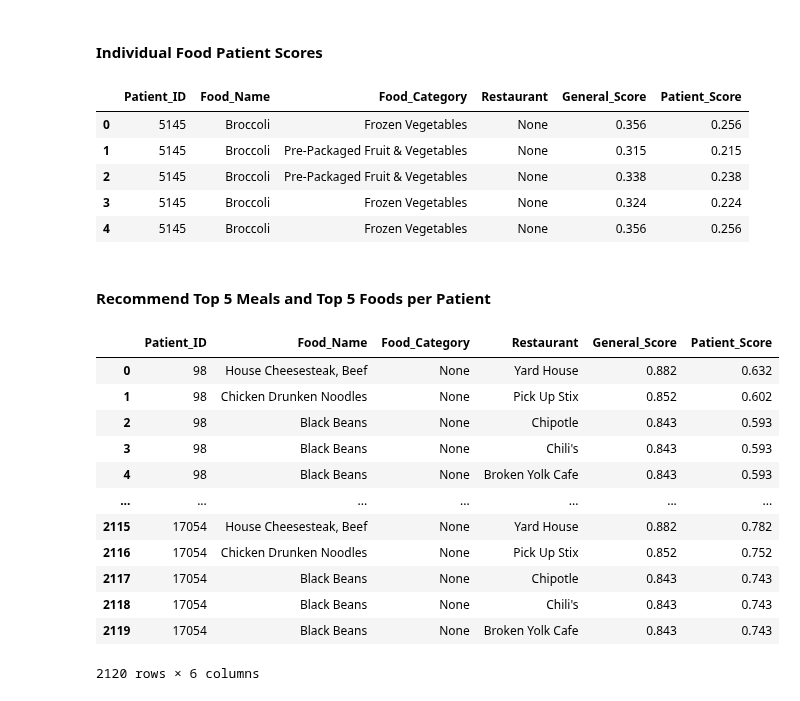
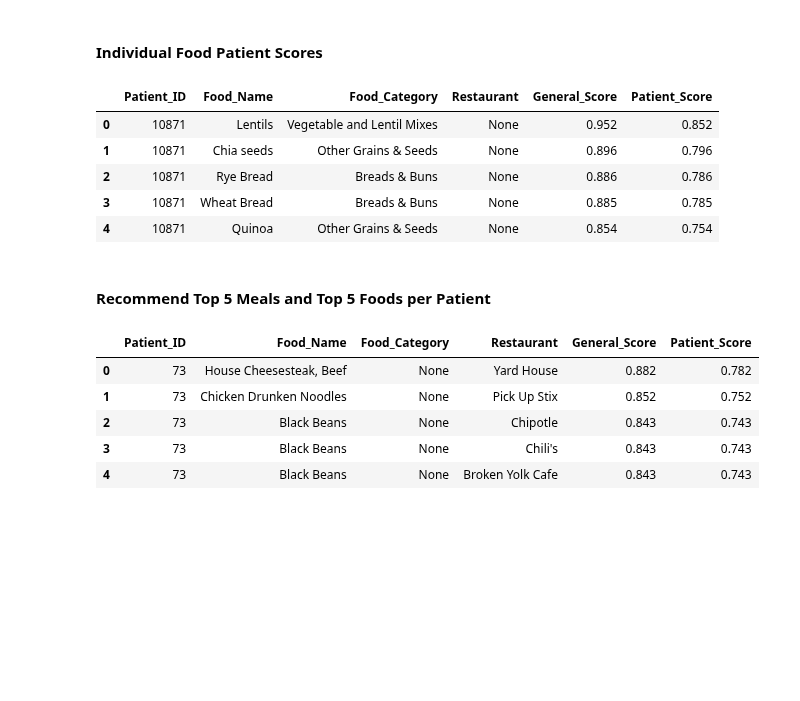
Before and after one commit to lvandine44/MADS-Capstone, a Jupyter notebook: 4-Modeling and Results.ipynb, the cells around one changed output. Cells and saved outputs as stored; diff of their text form; code cells hidden in the pictures; blank space fills up the shorter version.

```diff
--- a/4-Modeling and Results.ipynb
+++ b/4-Modeling and Results.ipynb
@@ -76,7 +82,7 @@ def patient_suitability_score(patient_data, food_data):
 #### Menu Data Patient Scores
 # %%
 # Initialize empty df for recommendations
-menu_recommendations = []
+menu_recs = []
 
 patient_sample = patient_df.sample(n=1000)
 
@@ -84,7 +90,7 @@ patient_sample = patient_df.sample(n=1000)
 for _, patient in patient_sample.iterrows():
     for _, food in menu_df.iterrows():
         score = patient_suitability_score(patient, food)
-        menu_recommendations.append({
+        menu_recs.append({
             'Patient_ID': patient['ID'],
             'Food_Name': food['food_name'],
             'Food_Category': None,
@@ -94,9 +100,9 @@ for _, patient in patient_sample.iterrows():
         })
 
 # Convert to pandas DataFrame
-menu_recommendations_df = pd.DataFrame(menu_recommendations)
+menu_recs_df = pd.DataFrame(menu_recs)
 
 # Print
-menu_recommendations_df.head()
+menu_recs_df.head()
 # %% [output]
 |  | Patient_ID | Food_Name | Food_Category | Restaurant | General_Score | Patient_Score |
@@ -109,13 +115,13 @@ menu_recommendations_df.head()
 #### Individual Food Patient Scores
 # %%
 # Initialize empty df for recommendations
-individual_food_recommendations = []
+individual_food_recs = []
 
 # Run each patient/individual food pair through the function to calculate a score
 for _, patient in patient_sample.iterrows():
     for _, food in individual_foods_df.iterrows():
         score = patient_suitability_score(patient, food)
-        individual_food_recommendations.append({
+        individual_food_recs.append({
             'Patient_ID': patient['ID'],
             'Food_Name': food['food_name'],
             'Food_Category': food['food_category'],
@@ -125,40 +131,33 @@ for _, patient in patient_sample.iterrows():
         })
 
 # Convert to pandas DataFrame
-individual_food_recommendations = pd.DataFrame(individual_food_recommendations)
+individual_food_recs_df = pd.DataFrame(individual_food_recs)
 
 # Print
-individual_food_recommendations.head()
+individual_food_recs_df.head()
 # %% [output]
 |  | Patient_ID | Food_Name | Food_Category | Restaurant | General_Score | Patient_Score |
-| 0 | 5145 | Broccoli | Frozen Vegetables | None | 0.356 | 0.256 |
-| 1 | 5145 | Broccoli | Pre-Packaged Fruit & Vegetables | None | 0.315 | 0.215 |
-| 2 | 5145 | Broccoli | Pre-Packaged Fruit & Vegetables | None | 0.338 | 0.238 |
-| 3 | 5145 | Broccoli | Frozen Vegetables | None | 0.324 | 0.224 |
-| 4 | 5145 | Broccoli | Frozen Vegetables | None | 0.356 | 0.256 |
+| 0 | 10871 | Lentils | Vegetable and Lentil Mixes | None | 0.952 | 0.852 |
+| 1 | 10871 | Chia seeds | Other Grains & Seeds | None | 0.896 | 0.796 |
+| 2 | 10871 | Rye Bread | Breads & Buns | None | 0.886 | 0.786 |
+| 3 | 10871 | Wheat Bread | Breads & Buns | None | 0.885 | 0.785 |
+| 4 | 10871 | Quinoa | Other Grains & Seeds | None | 0.854 | 0.754 |
 # %% [markdown]
 #### Recommend Top 5 Meals and Top 5 Foods per Patient
 # %%
 # Group by Patient_ID and get the top 5 Patient_Score for menu recommendations
-top_menu_recs = menu_recommendations_df.groupby('Patient_ID').apply(
+top_menu_recs = menu_recs_df.groupby('Patient_ID').apply(
     lambda group: group.nlargest(5, 'Patient_Score')
 ).reset_index(drop=True)
 
 # Display the result
-top_menu_recs
+top_menu_recs.head()
 # %% [output]
 |  | Patient_ID | Food_Name | Food_Category | Restaurant | General_Score | Patient_Score |
-| 0 | 98 | House Cheesesteak, Beef | None | Yard House | 0.882 | 0.632 |
-| 1 | 98 | Chicken Drunken Noodles | None | Pick Up Stix | 0.852 | 0.602 |
-| 2 | 98 | Black Beans | None | Chipotle | 0.843 | 0.593 |
-| 3 | 98 | Black Beans | None | Chili's | 0.843 | 0.593 |
-| 4 | 98 | Black Beans | None | Broken Yolk Cafe | 0.843 | 0.593 |
-| ... | ... | ... | ... | ... | ... | ... |
-| 2115 | 17054 | House Cheesesteak, Beef | None | Yard House | 0.882 | 0.782 |
-| 2116 | 17054 | Chicken Drunken Noodles | None | Pick Up Stix | 0.852 | 0.752 |
-| 2117 | 17054 | Black Beans | None | Chipotle | 0.843 | 0.743 |
-| 2118 | 17054 | Black Beans | None | Chili's | 0.843 | 0.743 |
-| 2119 | 17054 | Black Beans | None | Broken Yolk Cafe | 0.843 | 0.743 |
+| 0 | 73 | House Cheesesteak, Beef | None | Yard House | 0.882 | 0.782 |
+| 1 | 73 | Chicken Drunken Noodles | None | Pick Up Stix | 0.852 | 0.752 |
+| 2 | 73 | Black Beans | None | Chipotle | 0.843 | 0.743 |
+| 3 | 73 | Black Beans | None | Chili's | 0.843 | 0.743 |
+| 4 | 73 | Black Beans | None | Broken Yolk Cafe | 0.843 | 0.743 |
-2120 rows × 6 columns
 # %%
 # Group by Patient_ID and get the top 5 Patient_Score for menu recommendations
```
Also changed, not shown: parts of 4 cells of this notebook.
